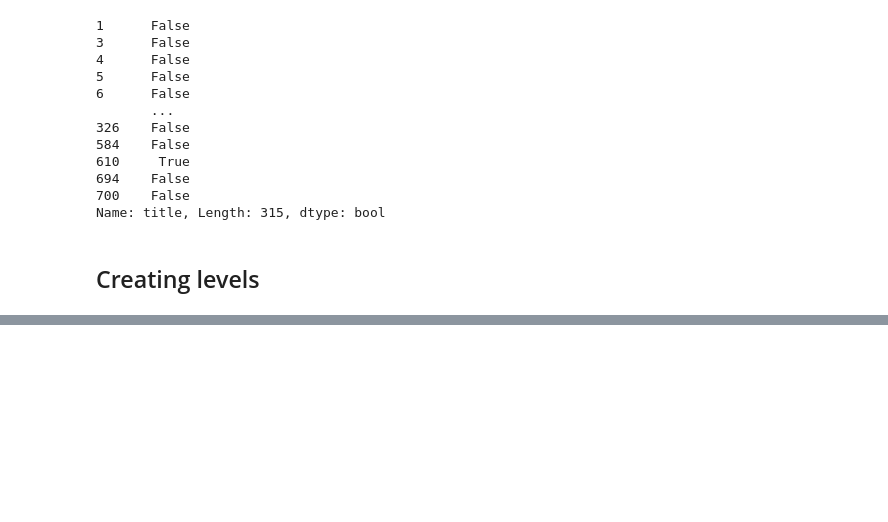
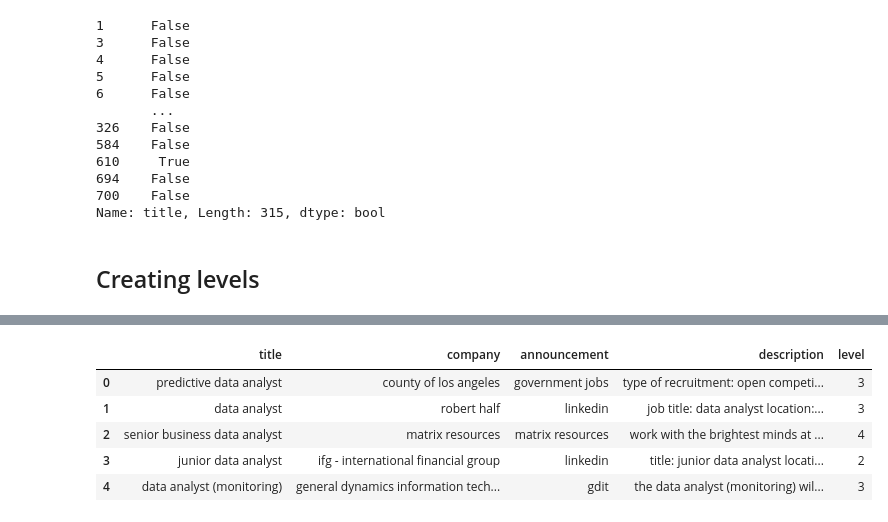
Before and after one commit to adeassisvieira/2023-ds-job-desc, a Jupyter notebook: 2023-ds-jobdesc.ipynb, the cells around one changed output, grey strips where cells are left out. Drawn from its saved outputs; the diff is of its cells as text; code cells hidden in the pictures; blank space fills up the shorter version.

```diff
--- a/2023-ds-jobdesc.ipynb
+++ b/2023-ds-jobdesc.ipynb
@@ -190,0 +171,9 @@ job_level(job_analyst)
+# %%
+job_analyst.head()
+# %% [output]
+|  | title | company | announcement | description | level |
+| 0 | predictive data analyst | county of los angeles | government jobs | type of recruitment: open competi... | 3 |
+| 1 | data analyst | robert half | linkedin | job title: data analyst location:... | 3 |
+| 2 | senior business data analyst | matrix resources | matrix resources | work with the brightest minds at ... | 4 |
+| 3 | junior data analyst | ifg - international financial group | linkedin | title: junior data analyst locati... | 2 |
+| 4 | data analyst (monitoring) | general dynamics information tech... | gdit | the data analyst (monitoring) wil... | 3 |
```
Also changed, not shown: parts of 25 cells of this notebook.
